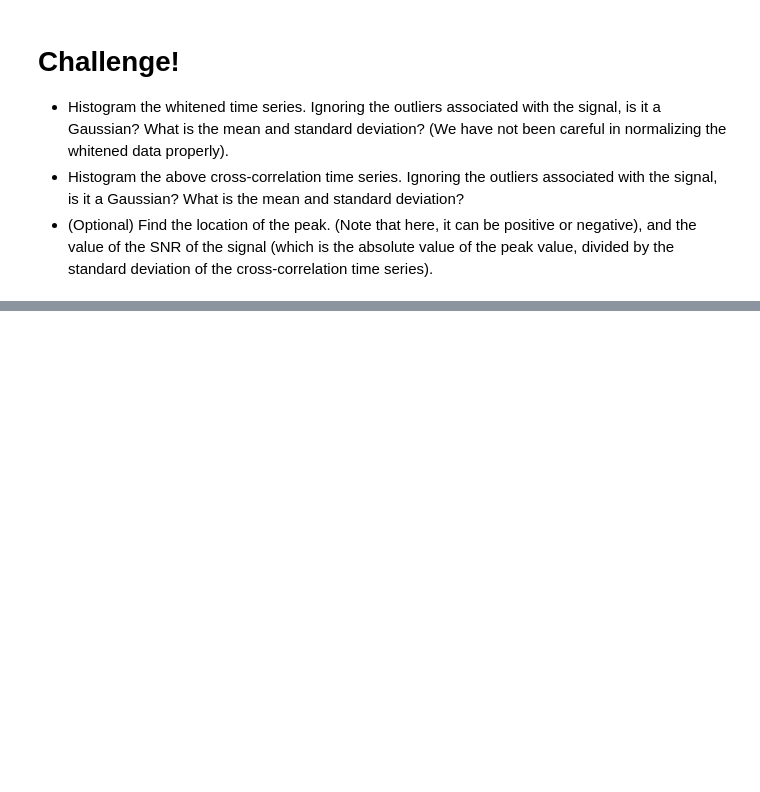
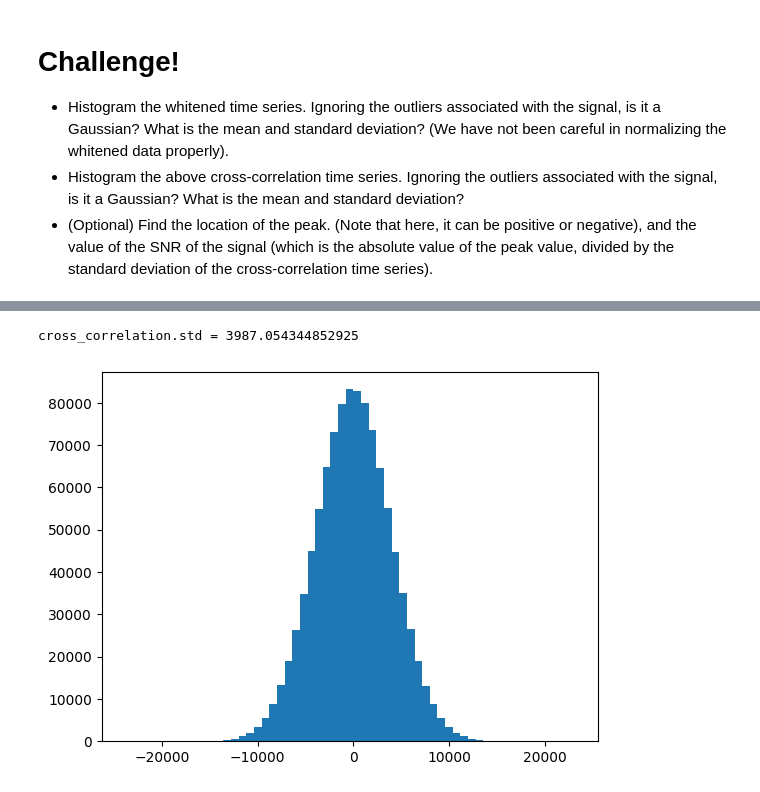
Before and after one commit to PushparajChakravarti/GWODC, a Jupyter notebook: Tutorials/Day_2/Tuto_2.1_Matched_filtering_introduction.ipynb, the cells around one changed output, grey strips where cells are left out. Saved outputs shown, nothing was run; the diff lists cells and outputs as text; code cells hidden in the pictures; blank space fills up the shorter version.

```diff
--- a/Tutorials/Day_2/Tuto_2.1_Matched_filtering_introduction.ipynb
+++ b/Tutorials/Day_2/Tuto_2.1_Matched_filtering_introduction.ipynb
@@ -229,0 +255,11 @@ pylab.show()
+# %%
+#Histogram the above cross-correlation time series. Ignoring the outliers associated with the signal, is it a Gaussian? What is the mean and standard deviation?
+
+ccstd = cross_correlation.std()
+pylab.hist(cross_correlation, bins=numpy.arange(-6,6,0.2)*ccstd)
+print('cross_correlation.std =',ccstd)
+
+# Yes, it is Gaussian with a standard deviation of 3987.054344852925
+# %% [output]
+cross_correlation.std = 3987.054344852925
+[figure, added]
```
Also changed, not shown: parts of 6 cells of this notebook.
